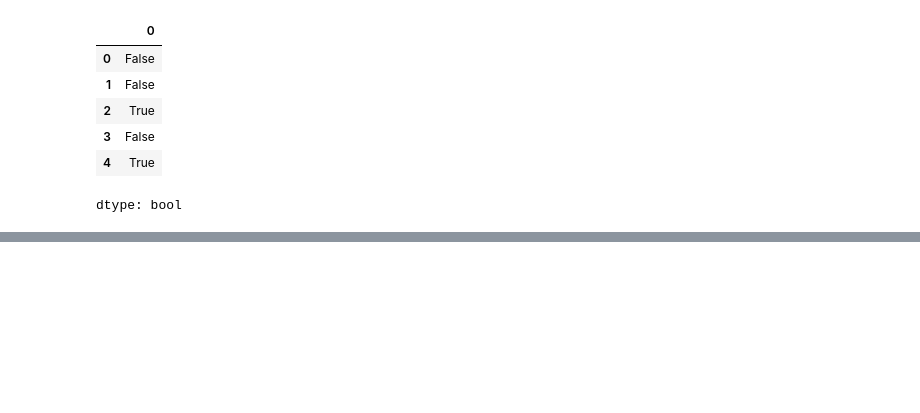
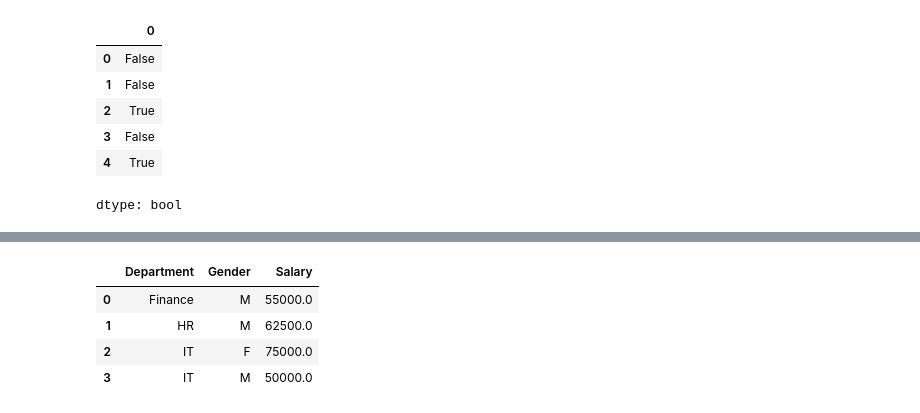
Before and after one commit to darshanshenoy06/Python_analyst, a Jupyter notebook: modules/Dummy.ipynb, the cells around one changed output, grey strips where cells are left out. Saved outputs shown, nothing was run; the diff lists cells and outputs as text; code cells hidden in the pictures; blank space fills up the shorter version.

```diff
--- a/modules/Dummy.ipynb
+++ b/modules/Dummy.ipynb
@@ -190,0 +411,8 @@ dtype: bool
+# %%
+gb.groupby(["Department","Gender"])["Salary"].mean().reset_index()
+# %% [output]
+|  | Department | Gender | Salary |
+| 0 | Finance | M | 55000.0 |
+| 1 | HR | M | 62500.0 |
+| 2 | IT | F | 75000.0 |
+| 3 | IT | M | 50000.0 |
```
Also changed, not shown: parts of 32 cells of this notebook.
